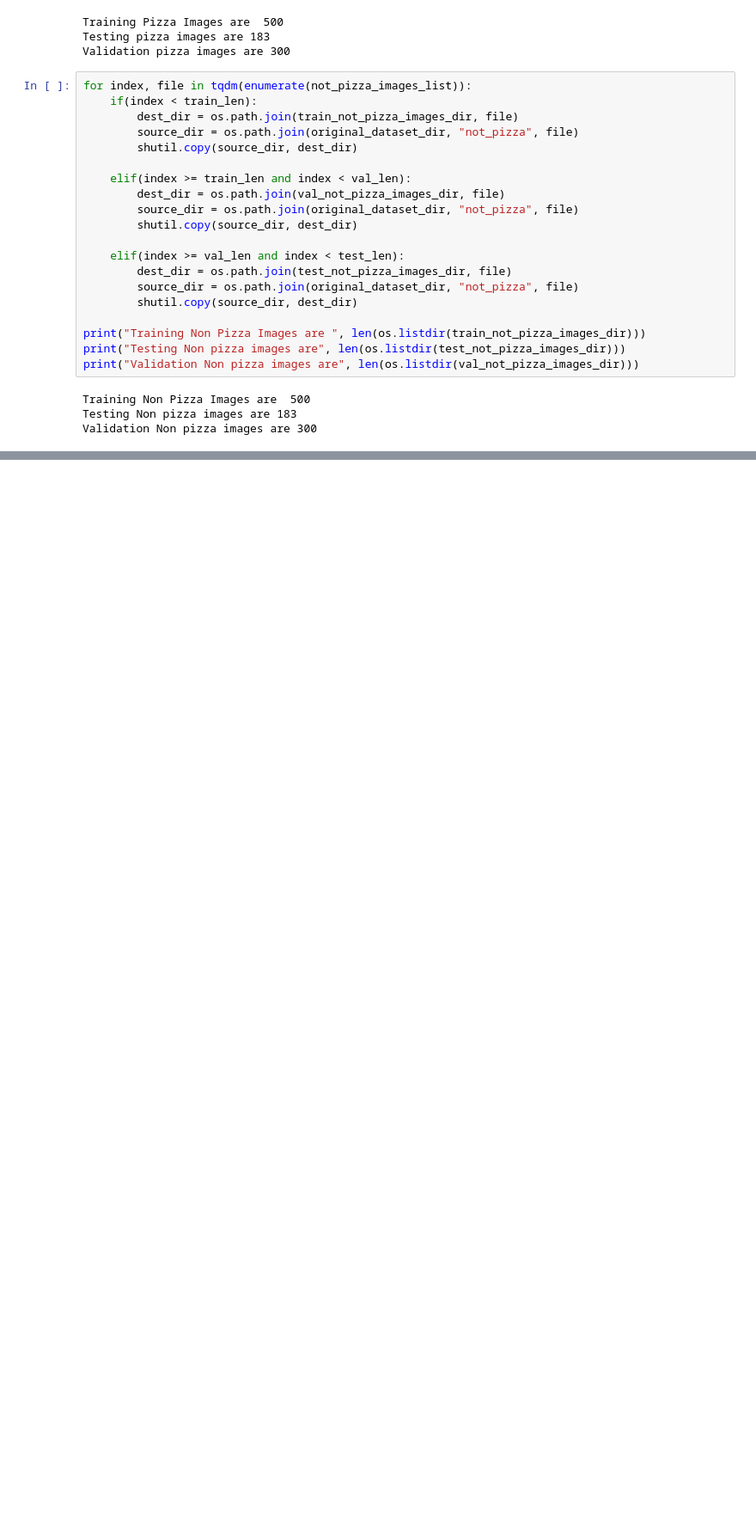
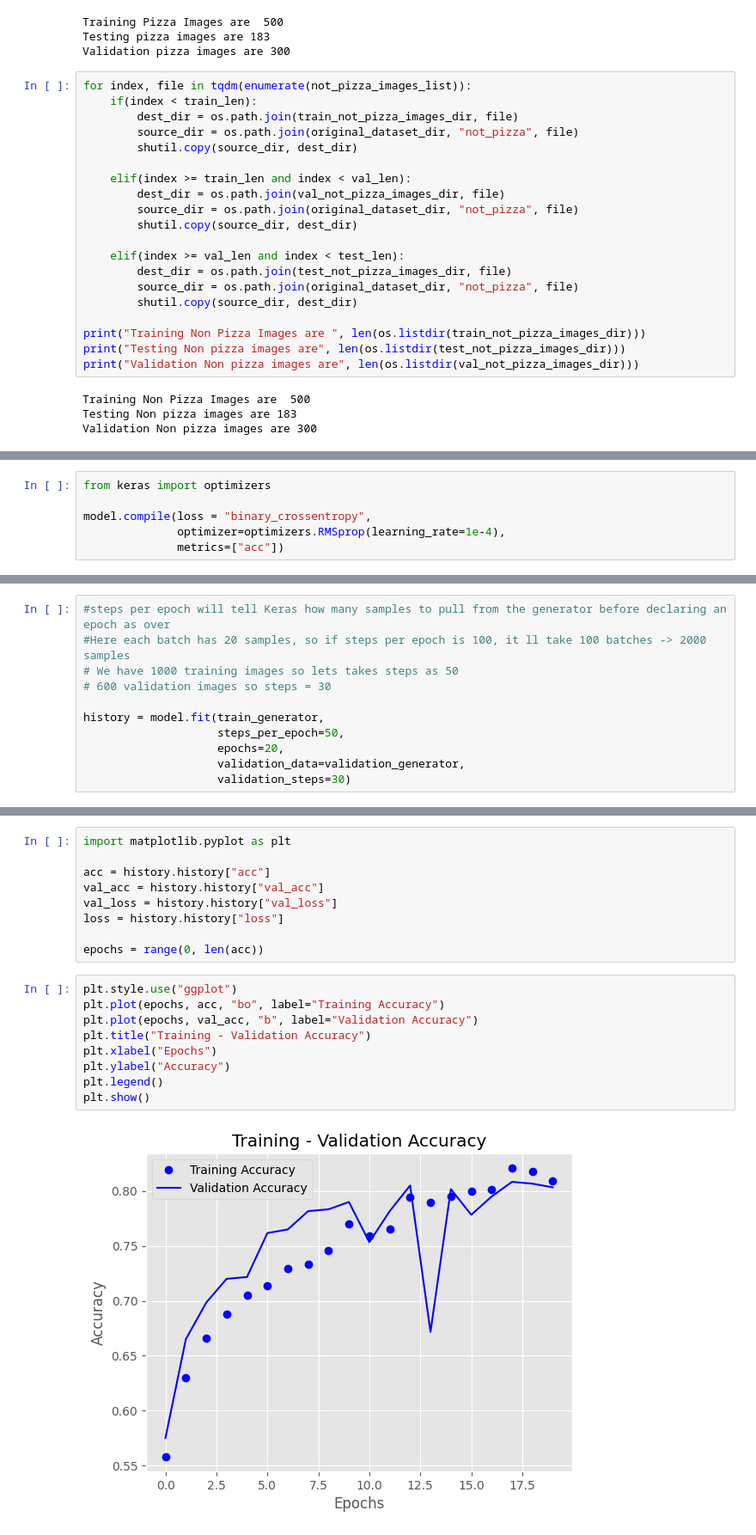
Before and after one commit to leonbora167/intelligent-system-explorations, a Jupyter notebook: Books/deep-learning-with-python/Conv.ipynb, the cells around one changed output, grey strips where cells are left out. Shown at 86% size. Cells and saved outputs as stored; diff of their text form; blank space fills up the shorter version.

Commit message:
conv --
1. Conv defintion done
2. Model creation
3. Basic Training
4. Augmentation

```diff
--- a/Books/deep-learning-with-python/Conv.ipynb
+++ b/Books/deep-learning-with-python/Conv.ipynb
@@ -133,0 +181,6 @@ Validation Non pizza images are 300
+# %%
+from keras import optimizers
+
+model.compile(loss = "binary_crossentropy",
+              optimizer=optimizers.RMSprop(learning_rate=1e-4),
+              metrics=["acc"])
@@ -133,0 +222,11 @@ Validation Non pizza images are 300
+# %%
+#steps per epoch will tell Keras how many samples to pull from the generator before declaring an epoch as over
+#Here each batch has 20 samples, so if steps per epoch is 100, it ll take 100 batches -> 2000 samples
+# We have 1000 training images so lets takes steps as 50
+# 600 validation images so steps = 30
+
+history = model.fit(train_generator,
+                    steps_per_epoch=50,
+                    epochs=20,
+                    validation_data=validation_generator,
+                    validation_steps=30)
@@ -133,0 +257,20 @@ Validation Non pizza images are 300
+# %%
+import matplotlib.pyplot as plt
+
+acc = history.history["acc"]
+val_acc = history.history["val_acc"]
+val_loss = history.history["val_loss"]
+loss = history.history["loss"]
+
+epochs = range(0, len(acc))
+# %%
+plt.style.use("ggplot")
+plt.plot(epochs, acc, "bo", label="Training Accuracy")
+plt.plot(epochs, val_acc, "b", label="Validation Accuracy")
+plt.title("Training - Validation Accuracy")
+plt.xlabel("Epochs")
+plt.ylabel("Accuracy")
+plt.legend()
+plt.show()
+# %% [output]
+[figure, added]
```
Also changed, not shown: parts of 22 cells of this notebook.
